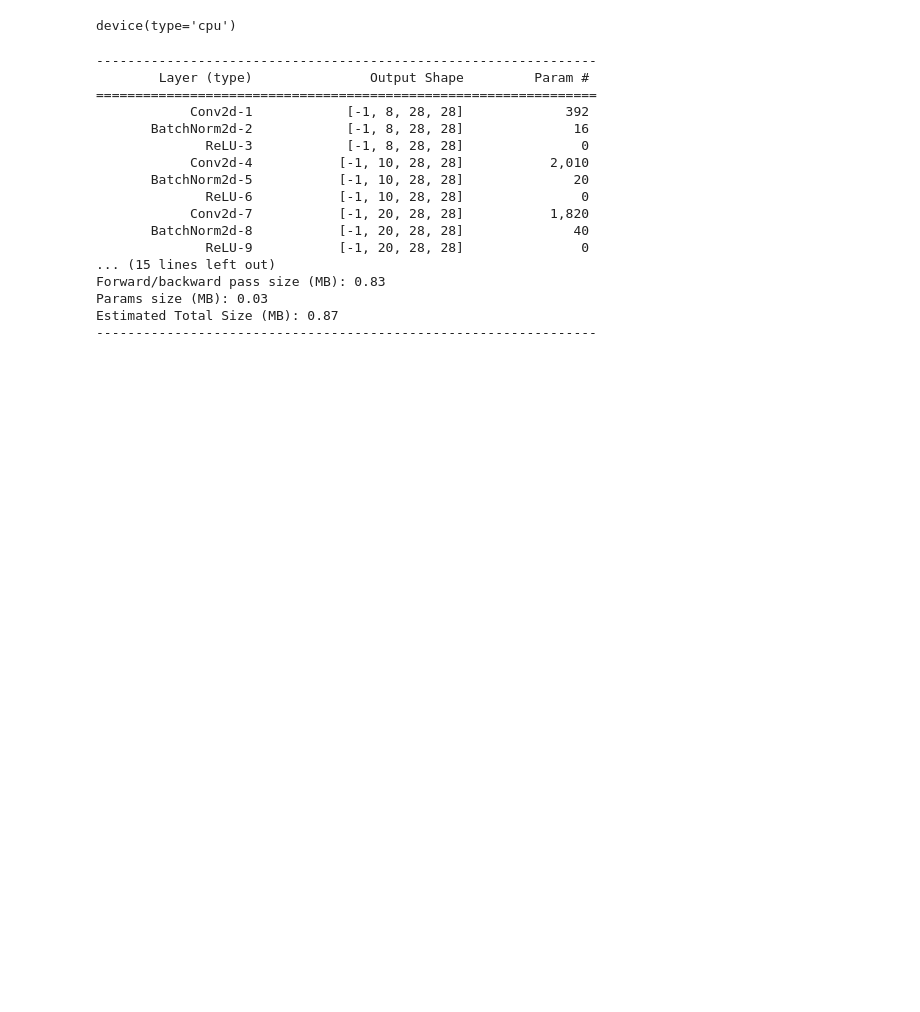
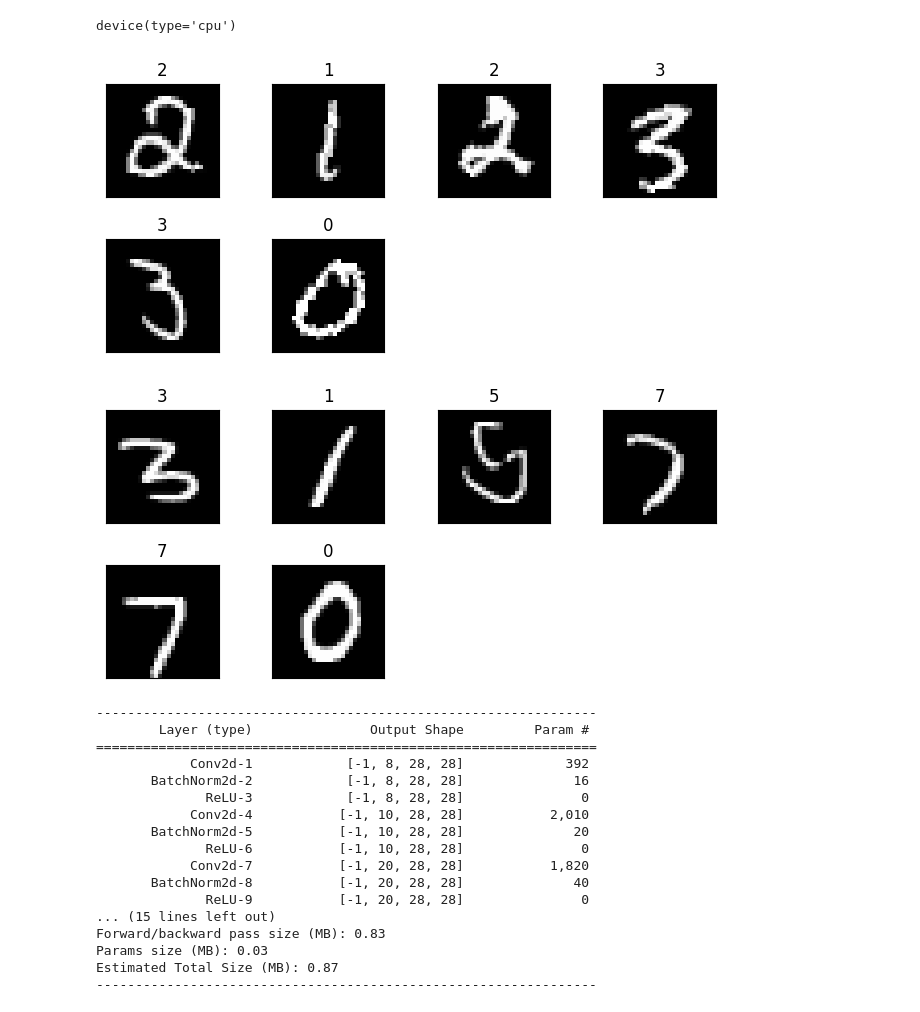
Before and after one commit to Omkar1634/Assignment, a Jupyter notebook: S7/S7_model_3.ipynb, the cells around one changed output. Saved outputs shown, nothing was run; the diff lists cells and outputs as text; code cells hidden in the pictures; blank space fills up the shorter version.

```diff
--- a/S7/S7_model_3.ipynb
+++ b/S7/S7_model_3.ipynb
@@ -18,18 +18,21 @@ device(type='cpu')
 # %%
 trainloader , testloader = load_data_S7_1()
 # %%
-# def plot_image(loader,no_images):
-#     batch_data, batch_label = next(iter(loader))
-#     _ = plt.figure()
+def plot_image(loader,no_images):
+    batch_data, batch_label = next(iter(loader))
+    _ = plt.figure()
 
-#     for i in range(no_images):
-#         plt.subplot(3,4,i+1)
-#         plt.tight_layout()
-#         plt.imshow(batch_data[i].squeeze(0), cmap='gray')
-#         plt.title(batch_label[i].item())
-#         plt.xticks([])
-#         plt.yticks([])
+    for i in range(no_images):
+        plt.subplot(3,4,i+1)
+        plt.tight_layout()
+        plt.imshow(batch_data[i].squeeze(0), cmap='gray')
+        plt.title(batch_label[i].item())
+        plt.xticks([])
+        plt.yticks([])
 
 
-# plot_image(trainloader,6)
-# plot_image(testloader,6)
+plot_image(trainloader,6)
+plot_image(testloader,6)
+# %% [output]
+[figure, added]
+[figure, added]
```
Also changed, not shown: parts of 5 cells of this notebook, 6 other files.
